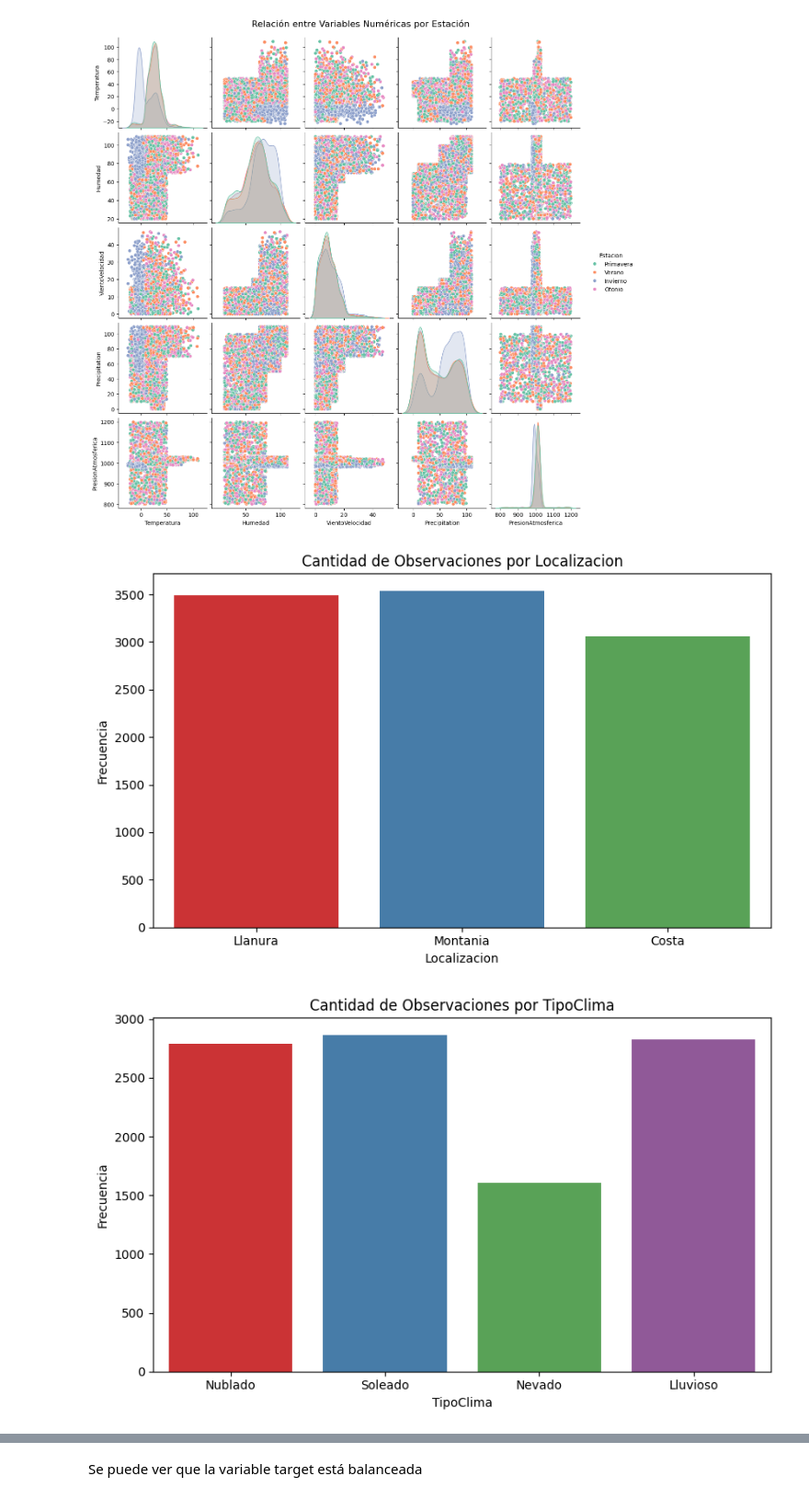
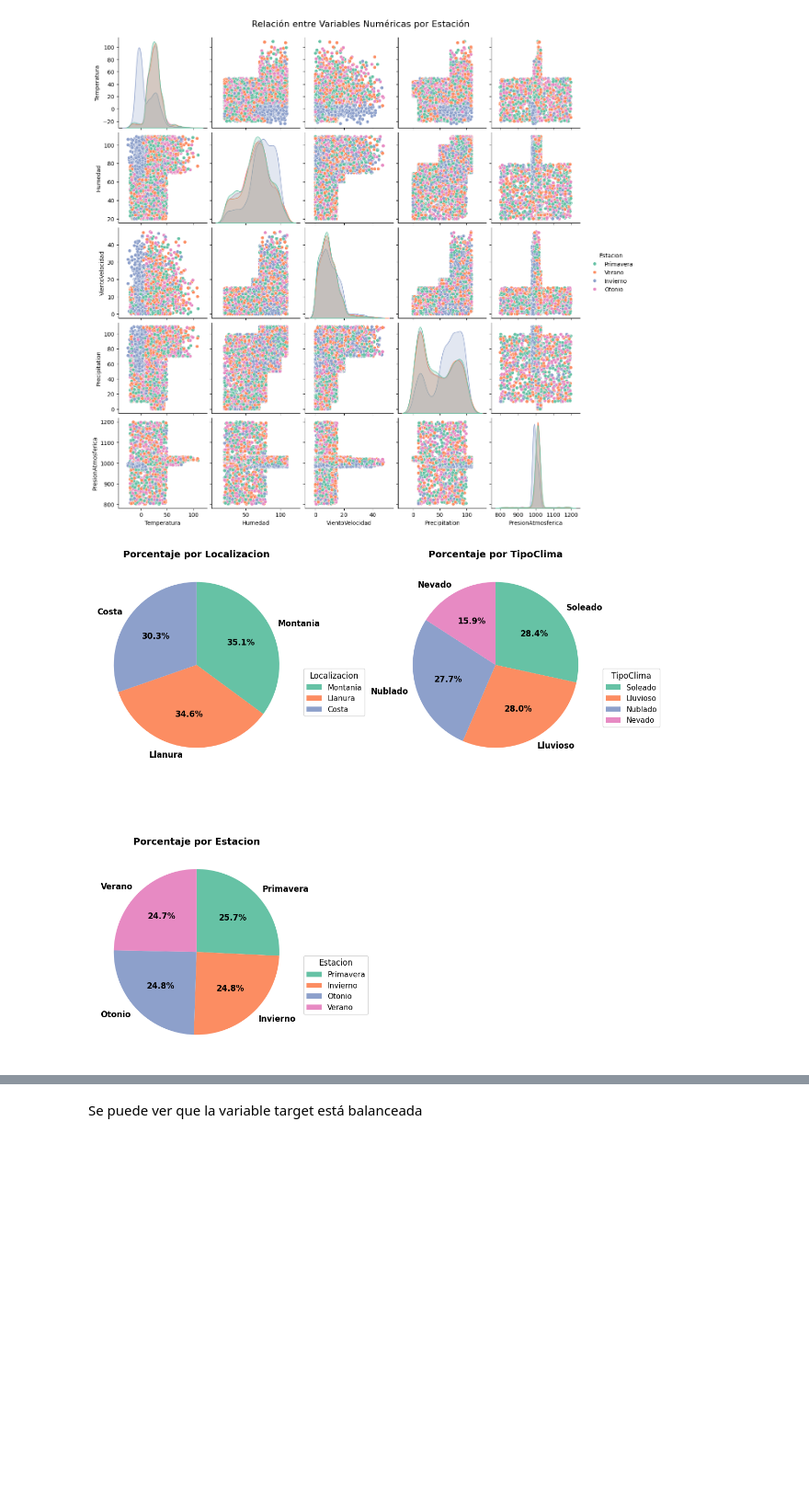
Before and after one commit to Kabarou/TP3_Mineria, a Jupyter notebook: main.ipynb, the cells around one changed output, grey strips where cells are left out. Shown at 92% size. Saved outputs shown, nothing was run; the diff lists cells and outputs as text; code cells hidden in the pictures; blank space fills up the shorter version.

```diff
--- a/main.ipynb
+++ b/main.ipynb
@@ -133,26 +133,40 @@ plt.show()
 # %%
 # Lista de variables categóricas
 variables_categoricas = ['Localizacion', 'TipoClima', 'Estacion']
 
-# Colores personalizados (opcional, podés usar Set1, Set2, etc.)
 palette = 'Set1'
 
-for columna in variables_categoricas:
-    plt.figure(figsize=(8, 5))
-    sns.countplot(
-        data=df,
-        x=columna,
-        hue=columna,
-        palette=palette,
-        dodge=False,
-        legend=False
+fig = plt.figure(figsize=(12, 12))
+gs = fig.add_gridspec(2, 2)
+
+axes = [
+    fig.add_subplot(gs[0, 0]),
+    fig.add_subplot(gs[0, 1]),
+    fig.add_subplot(gs[1, 0])
+]
+
+for ax, col in zip(axes, variables_categoricas):
+    df[col].value_counts().plot.pie(
+        ax=ax,
+        autopct=lambda pct: f'{pct:.1f}%',
+        startangle=90,
+        counterclock=False,
+        colors=sns.color_palette('Set2', n_colors=df[col].nunique()),
+        textprops={'weight': 'bold', 'fontsize': 12}
     )
-    plt.title(f'Cantidad de Observaciones por {columna}')
-    plt.xlabel(columna)
-    plt.ylabel('Frecuencia')
-    plt.xticks(rotation=0)
-    plt.tight_layout()
-    plt.show()
+    ax.set_ylabel('')
+    ax.set_title(f'Porcentaje por {col}', fontsize=14, fontweight='bold')
+    ax.legend(
+        loc='best',
+        bbox_to_anchor=(1, 0.5),
+        title=f'{col}',
+        title_fontsize=12,
+        fontsize=11
+    )
+
+fig.delaxes(fig.add_subplot(gs[1, 1]))
+
+plt.tight_layout()
+plt.show()
 # %% [output]
-[figure, old version]
+[figure, new version]
-[figure, removed]
```
Also changed, not shown: parts of 26 cells of this notebook.
